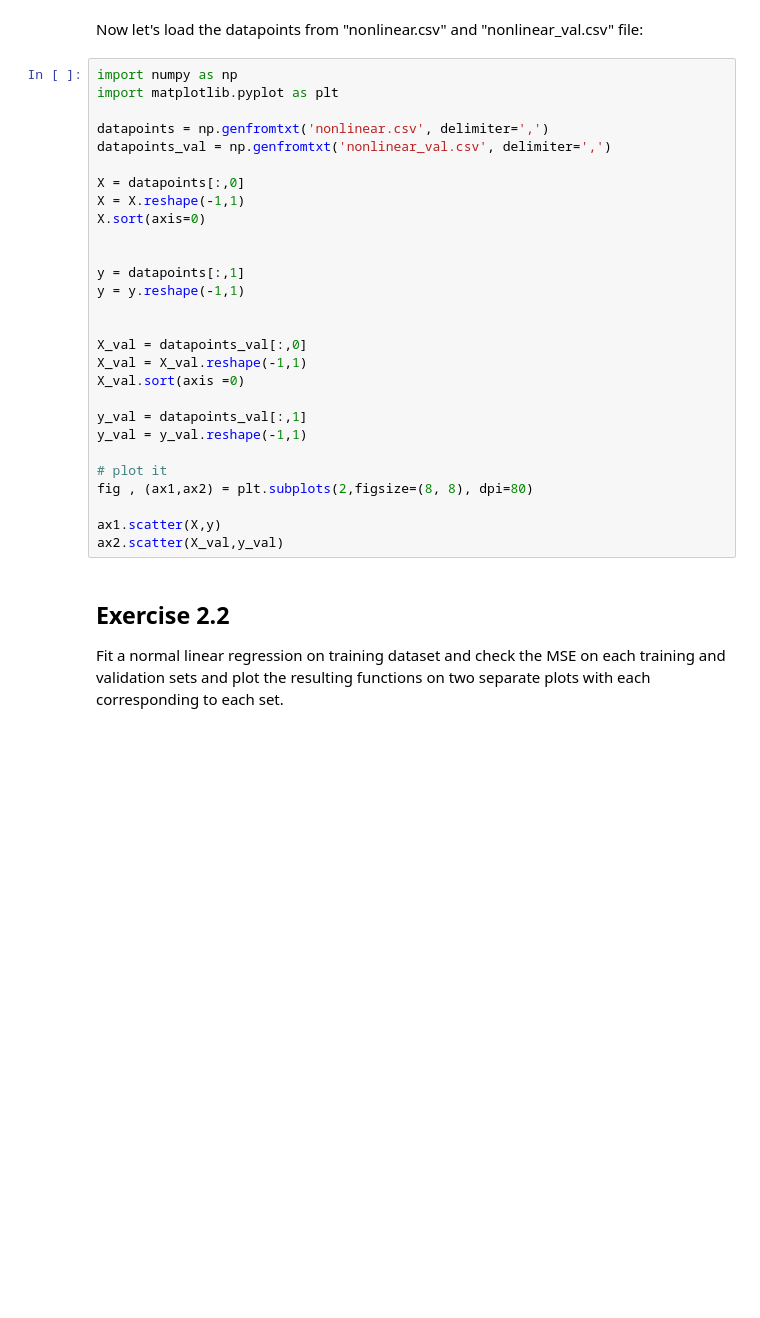
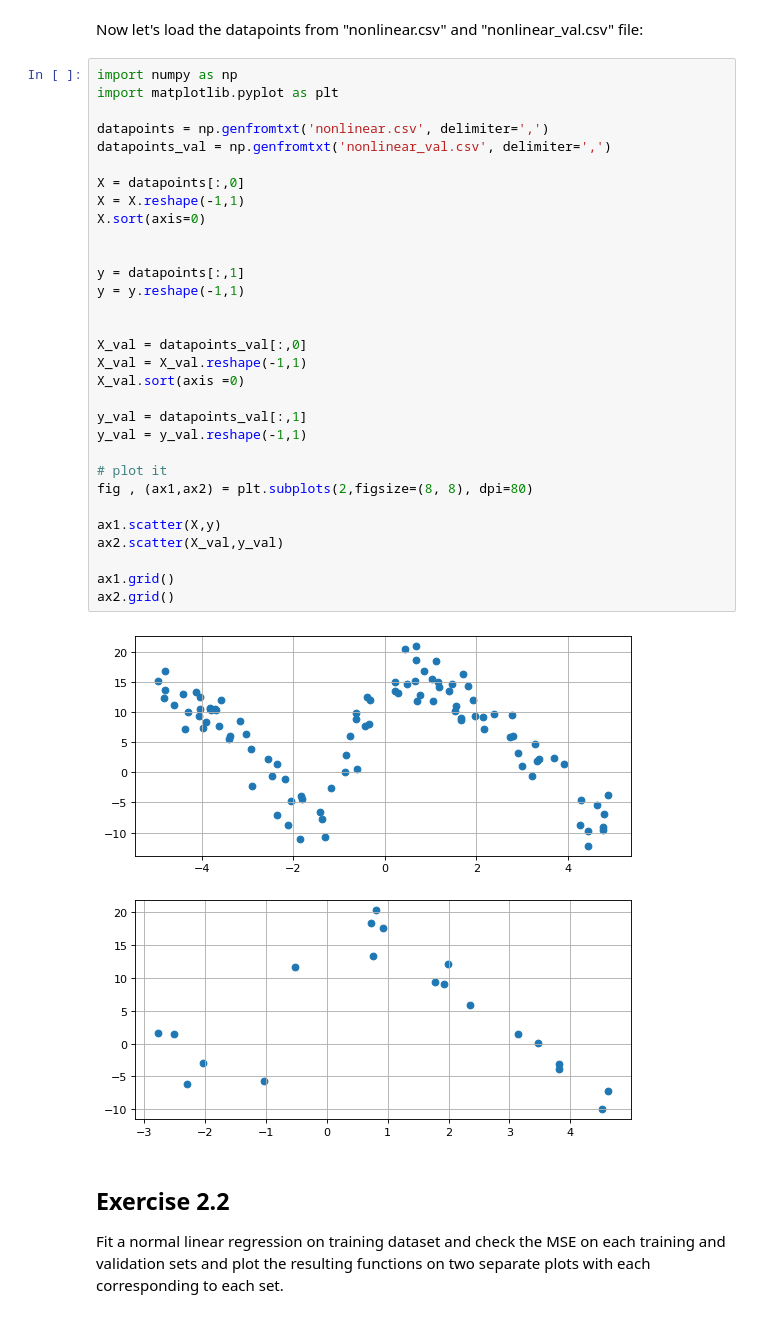
Before and after one commit to RakNoel/INF264, a Jupyter notebook: Ex2/LinearModels_ex2.ipynb, the cells around one changed output. Drawn from its saved outputs; the diff is of its cells as text; blank space fills up the shorter version.

```diff
--- a/Ex2/LinearModels_ex2.ipynb
+++ b/Ex2/LinearModels_ex2.ipynb
@@ -209,31 +305,36 @@ Now let's load the datapoints from "nonlinear.csv" and "nonlinear_val.csv" file:
 # %%
 import numpy as np
 import matplotlib.pyplot as plt
 
 datapoints = np.genfromtxt('nonlinear.csv', delimiter=',')
 datapoints_val = np.genfromtxt('nonlinear_val.csv', delimiter=',')
 
 X = datapoints[:,0]
 X = X.reshape(-1,1)
 X.sort(axis=0)
 
 
 y = datapoints[:,1]
 y = y.reshape(-1,1)
 
 
 X_val = datapoints_val[:,0]
 X_val = X_val.reshape(-1,1)
 X_val.sort(axis =0)
 
 y_val = datapoints_val[:,1]
 y_val = y_val.reshape(-1,1)
 
 # plot it
 fig , (ax1,ax2) = plt.subplots(2,figsize=(8, 8), dpi=80)
 
 ax1.scatter(X,y)
 ax2.scatter(X_val,y_val)
+
+ax1.grid()
+ax2.grid()
+# %% [output]
+[figure, added]
 # %% [markdown]
 ## Exercise 2.2
 Fit a normal linear regression on training dataset and check the MSE on each training and validation sets and plot the resulting functions on two separate plots with each corresponding to each set.
```
Also changed, not shown: parts of 21 cells of this notebook.
